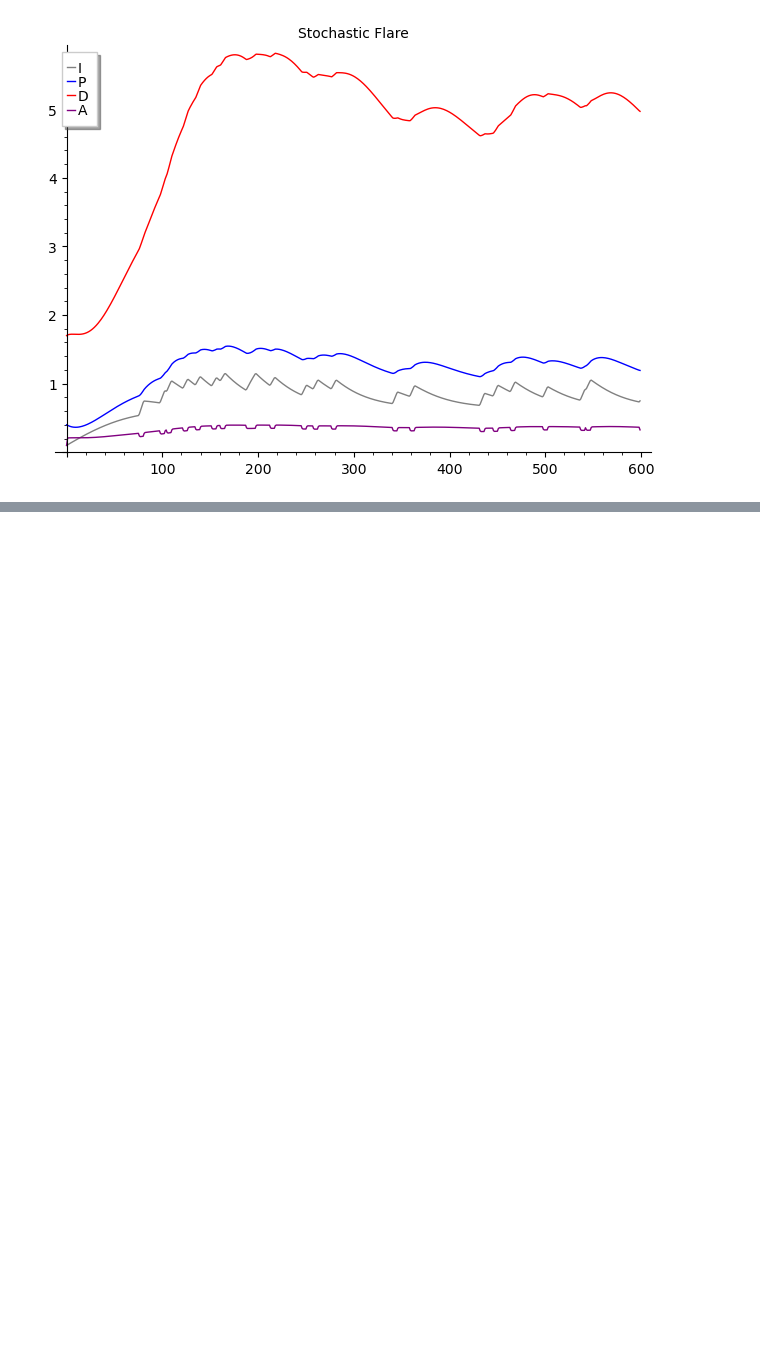
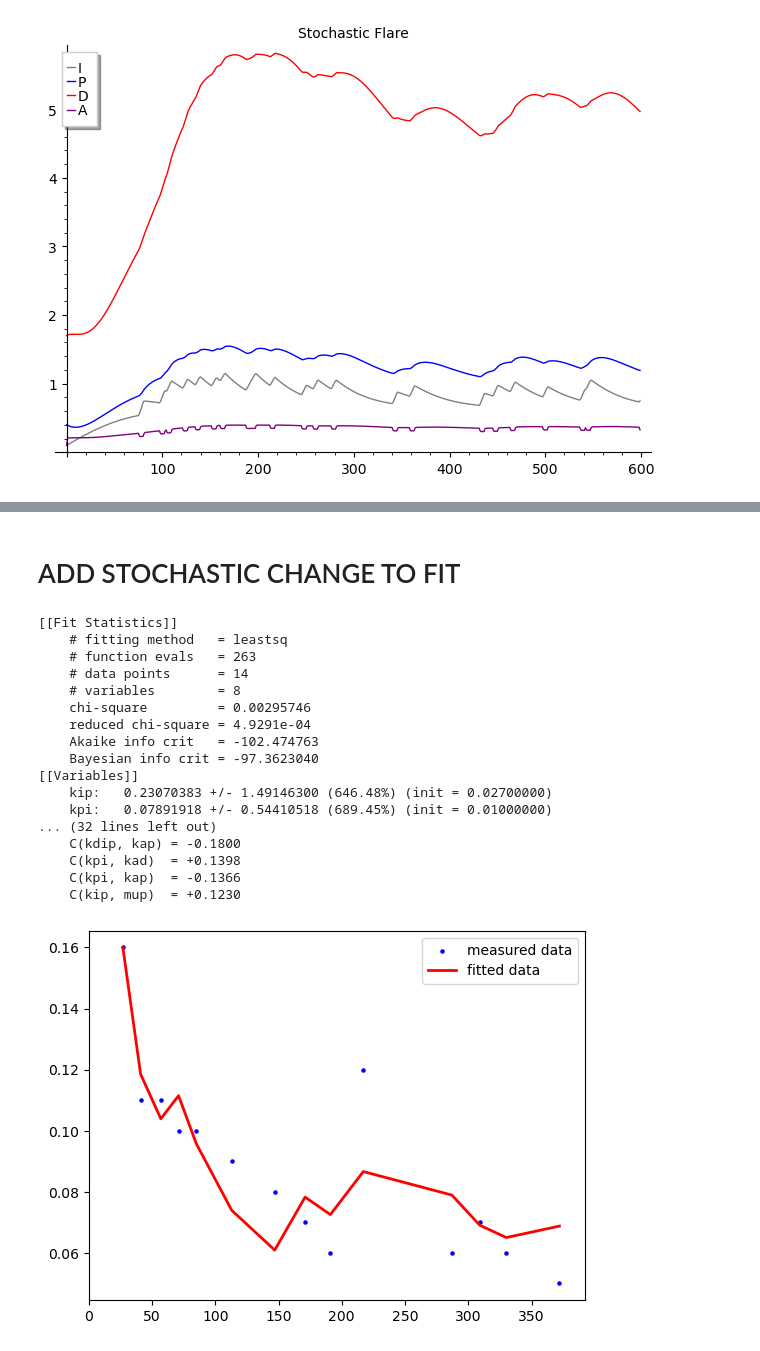
Before and after one commit to pascoesean/lupus-model, a Jupyter notebook: mathematical_model_sean.ipynb, the cells around one changed output, grey strips where cells are left out. Cells and saved outputs as stored; diff of their text form; code cells hidden in the pictures; blank space fills up the shorter version.

```diff
--- a/mathematical_model_sean.ipynb
+++ b/mathematical_model_sean.ipynb
@@ -352,0 +564,5 @@ plot_ts4(lupus_flare_tsinput(), title = "Stochastic Flare")
+# %% [markdown]
+# ADD STOCHASTIC CHANGE TO FIT
+# %%
+by_time_params = pd.read_csv("data/by_time_params.csv")
+by_time_params = by_time_params[['time', 'flare_status', 'si', 'sid', 'sa']].to_dict(orient = "index")
@@ -352,0 +634,66 @@ plot_ts4(lupus_flare_tsinput(), title = "Stochastic Flare")
+# %%
+# measured data: ACCESS_966565
+# this code chunk is retired i think
+
+t_measured = np.array(a_966565['day'])
+uPCR_measured = np.array(a_966565['uPCR'])
+plt.figure()
+plt.scatter(t_measured, uPCR_measured, marker='o', color='b', label='measured data', s=5)
+
+init = (0.1, 0.5, uPCR_measured[0], 0.1)
+t_range = srange(0, t_measured.max() + 10, 1)
+
+
+# set parameters including bounds; you can also fix parameters (use ,vary=False)
+params = Parameters()
+
+params.add('kip', value=0.027, min=0.0001, max=0.5)
+params.add('kpi', value=0.01, min=0.0001, max=1.)
+params.add('kpp', value=0.018, min=0.0001, max=2., vary = False) #
+params.add('kpd', value=0.001, min=0.0001, max=5., vary = False)#
+params.add('mup', value=0.66, min=0.0001, max=1.)
+params.add('kdip', value=0.104, min=0.0001, max=0.5)
+params.add('kdp', value=0.001, min=0.0001, max=1.)
+params.add('mud', value=0.087, min=0.0001, max=0.1)
+params.add('kap', value=0.001, min=0.0001, max=0.1)
+params.add('kad', value=0.001, min=0.0001, max=0.5)
+params.add('mua', value=2.2, min=0.0001, max=5., vary = False)#
+
+# fit model
+result = minimize(residual_stoch, params, args=(t_measured, uPCR_measured), method='leastsq')  # leastsq nelder
+# check results of the fit
+data_fitted = g_stoch(t_measured, init, result.params)
+
+# plot fitted data
+plt.plot(t_measured, data_fitted[:, 3], '-', linewidth=2, color='red', label='fitted data')
+plt.legend()
+plt.xlim([0, max(t_measured) + 20])
+# display fitted statistics
+report_fit(result)
+
+plt.show()
+
+import jupyter_beeper
+b = jupyter_beeper.Beeper()
+# Default config is frequency=440 Hz, secs=0.7 seconds, and
+# blocking=False (b.beep() will return when the sound begins)
+b.beep(secs = 1.5, frequency=500)
+# %% [output]
+[[Fit Statistics]]
+    # fitting method   = leastsq
+    # function evals   = 263
+    # data points      = 14
+    # variables        = 8
+    chi-square         = 0.00295746
+    reduced chi-square = 4.9291e-04
+    Akaike info crit   = -102.474763
+    Bayesian info crit = -97.3623040
+[[Variables]]
+    kip:   0.23070383 +/- 1.49146300 (646.48%) (init = 0.02700000)
+    kpi:   0.07891918 +/- 0.54410518 (689.45%) (init = 0.01000000)
+... (32 lines left out)
+    C(kdip, kap) = -0.1800
+    C(kpi, kad)  = +0.1398
+    C(kpi, kap)  = -0.1366
+    C(kip, mup)  = +0.1230
+[figure, added]
```
Also changed, not shown: parts of 24 cells of this notebook, 7 other files.
